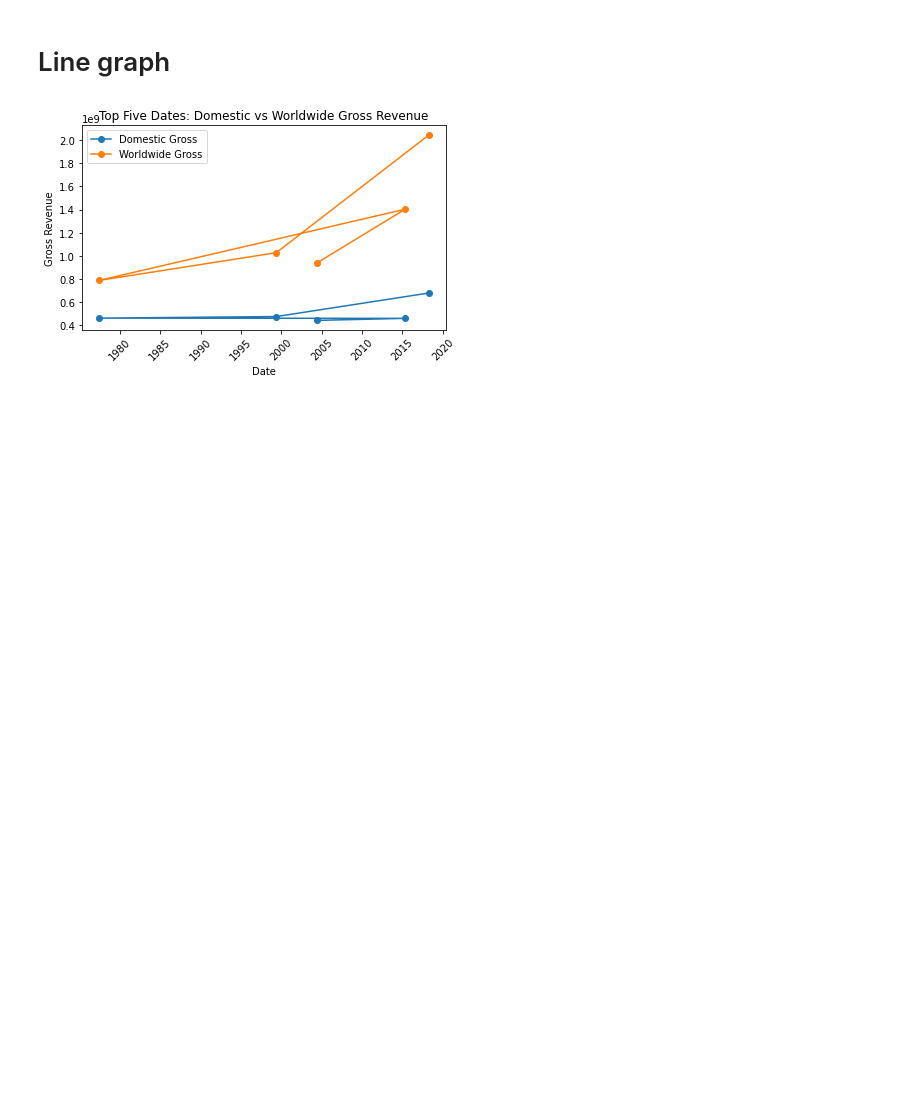
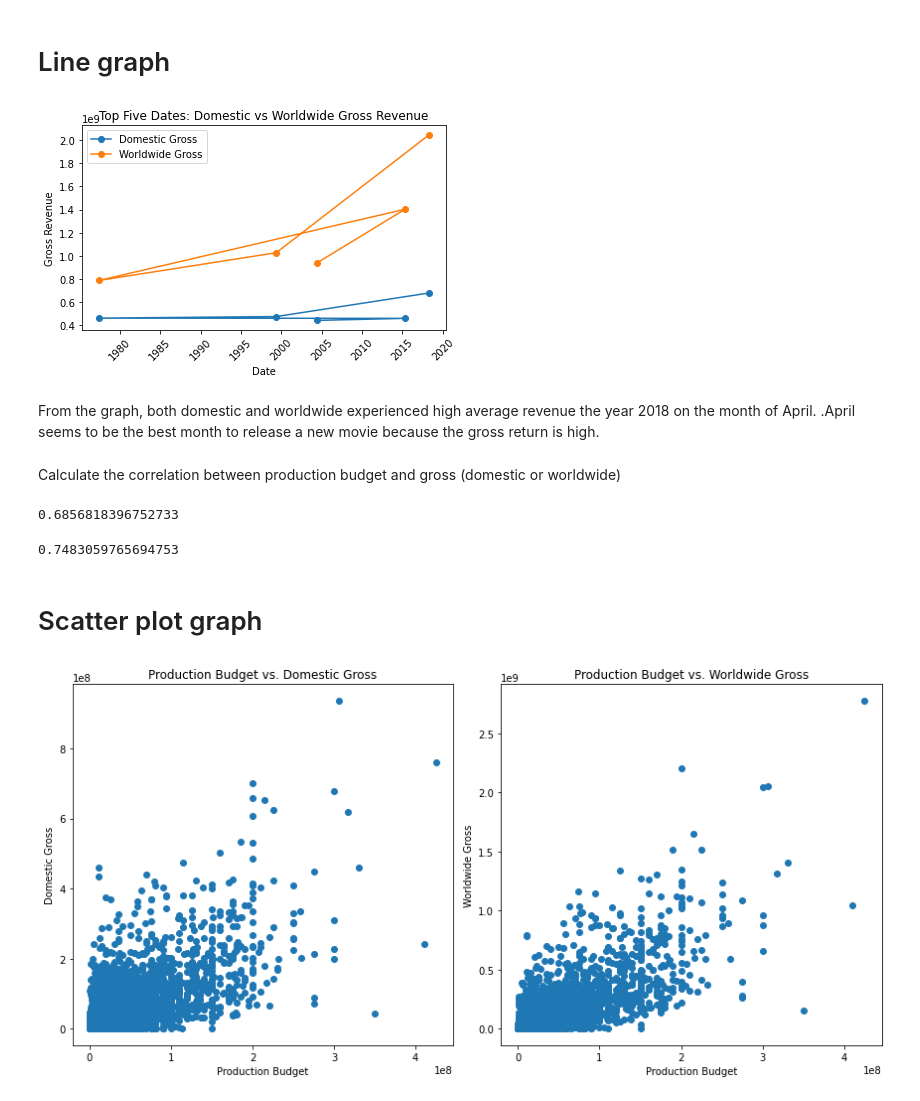
Before and after one commit to AgathaNyambati/Microsoft_studio_project, a Jupyter notebook: Microsoftstudio.ipynb, the cells around one changed output. Cells and saved outputs as stored; diff of their text form; code cells hidden in the pictures; blank space fills up the shorter version.

```diff
--- a/Microsoftstudio.ipynb
+++ b/Microsoftstudio.ipynb
@@ -472,3 +472,48 @@ plt.tight_layout()  # Adjust layout to prevent overlapping labels
 plt.show()
 # %% [output]
 [figure]
+# %% [markdown]
+From the graph, both domestic and worldwide experienced high average revenue the year 2018 on the month of April. .April seems to be the best month to release a new movie because the gross return is high.
+# %% [markdown]
+Calculate the correlation between production budget and gross (domestic or worldwide)
+# %%
+# finding correlation between production budget and domestic gross
+correlation_domestic = tn_movie['production_budget'].corr(tn_movie['domestic_gross'])
+
+#print correlation
+correlation_domestic
+# %% [output]
+0.6856818396752733
+# %%
+#finding correlation between production budget and worldwide gross
+correlation_worldwide = tn_movie['production_budget'].corr(tn_movie['worldwide_gross'])
+
+#print correlation
+correlation_worldwide
+# %% [output]
+0.7483059765694753
+# %% [markdown]
+# Scatter plot graph
+# %%
+# Create the figure with two subplots
+fig, (ax1, ax2) = plt.subplots(1, 2, figsize=(12, 6))
+
+# Plot domestic gross (left subplot)
+ax1.scatter(tn_movie['production_budget'], tn_movie['domestic_gross'])
+ax1.set_xlabel('Production Budget')
+ax1.set_ylabel('Domestic Gross')
+ax1.set_title('Production Budget vs. Domestic Gross')
+
+# Plot worldwide gross (right subplot)
+ax2.scatter(tn_movie['production_budget'], tn_movie['worldwide_gross'])
+ax2.set_xlabel('Production Budget')
+ax2.set_ylabel('Worldwide Gross')
+ax2.set_title('Production Budget vs. Worldwide Gross')
+
+# Adjust layout to prevent overlapping labels (optional)
+plt.tight_layout()
+
+# Display the graph
+plt.show()
+# %% [output]
+[figure, added]
```
Also changed, not shown: parts of 5 cells of this notebook.
